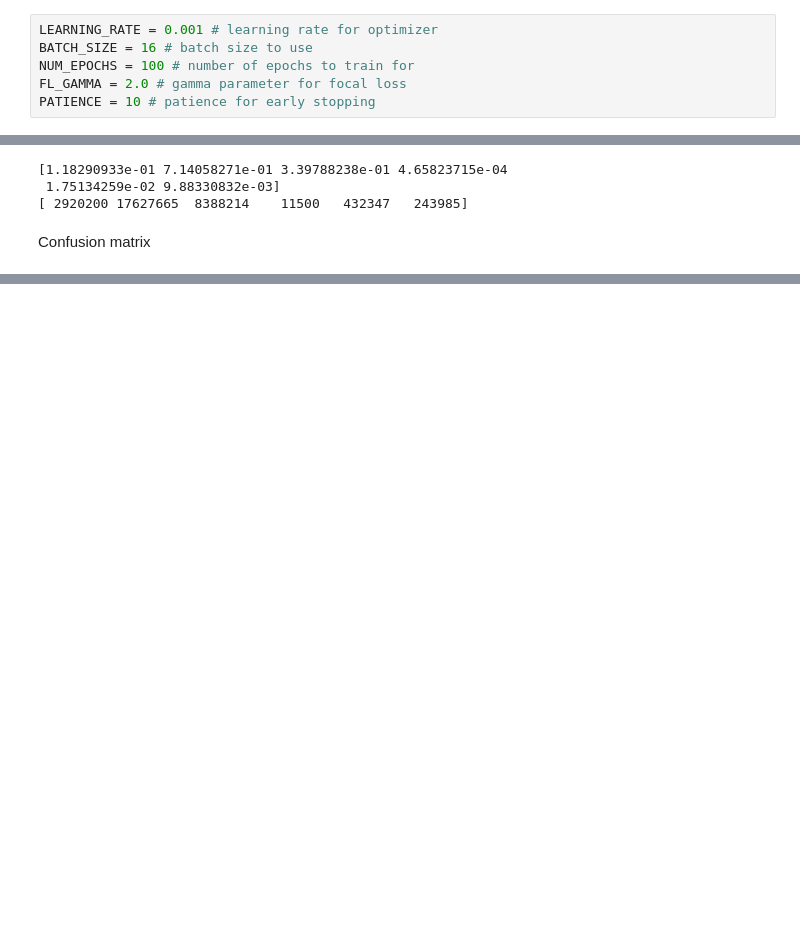
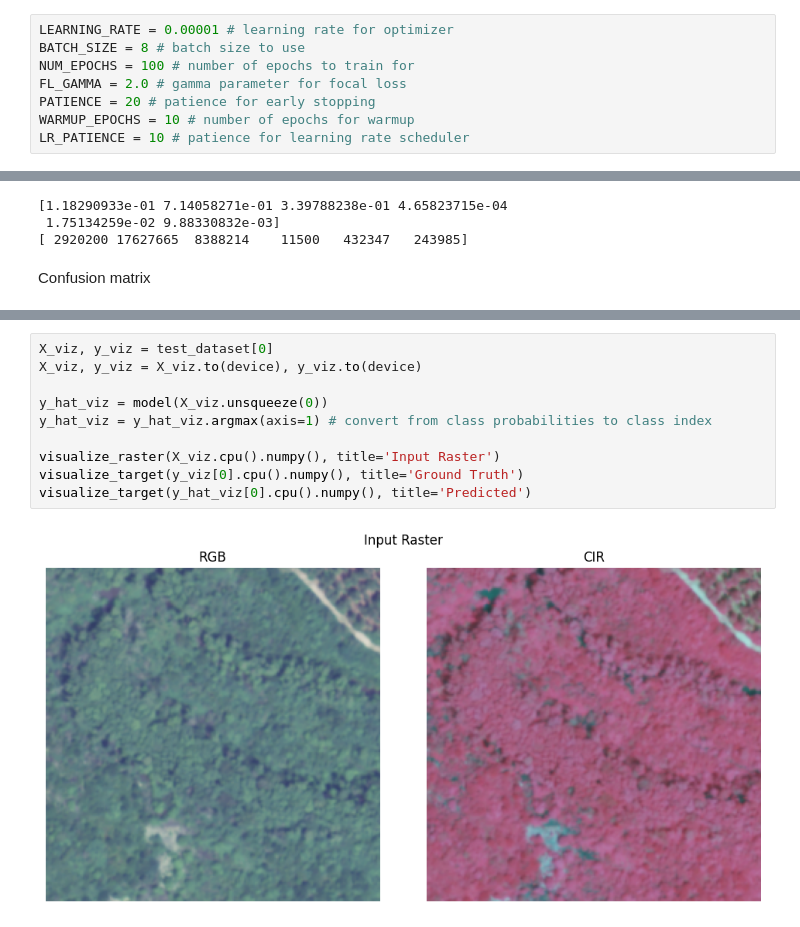
Before and after one commit to DakotaHester/NAIP_UNet_Example, a Jupyter notebook: main.ipynb, the cells around one changed output, grey strips where cells are left out. Saved outputs shown, nothing was run; the diff lists cells and outputs as text; blank space fills up the shorter version.

```diff
--- a/main.ipynb
+++ b/main.ipynb
@@ -812,9 +714,11 @@ Now, we can set the hyperparameters, configure our optimizer, and set up GPU acc
 # %%
-LEARNING_RATE = 0.001 # learning rate for optimizer
-BATCH_SIZE = 16 # batch size to use
+LEARNING_RATE = 0.00001 # learning rate for optimizer
+BATCH_SIZE = 8 # batch size to use
 NUM_EPOCHS = 100 # number of epochs to train for
 FL_GAMMA = 2.0 # gamma parameter for focal loss
-PATIENCE = 10 # patience for early stopping
+PATIENCE = 20 # patience for early stopping
+WARMUP_EPOCHS = 10 # number of epochs for warmup
+LR_PATIENCE = 10 # patience for learning rate scheduler
 # %%
 # optimizer and loss function setup
 optimizer = torch.optim.Adam(model.parameters(), lr=LEARNING_RATE)
@@ -1053,0 +972,12 @@ low vegetation / field       0.76      0.70      0.73   6990178
+# %%
+X_viz, y_viz = test_dataset[0]
+X_viz, y_viz = X_viz.to(device), y_viz.to(device)
+
+y_hat_viz = model(X_viz.unsqueeze(0))
+y_hat_viz = y_hat_viz.argmax(axis=1) # convert from class probabilities to class index
+
+visualize_raster(X_viz.cpu().numpy(), title='Input Raster')
+visualize_target(y_viz[0].cpu().numpy(), title='Ground Truth')
+visualize_target(y_hat_viz[0].cpu().numpy(), title='Predicted')
+# %% [output]
+[figure, added]
```
Also changed, not shown: parts of 17 cells of this notebook, 1 other file.
